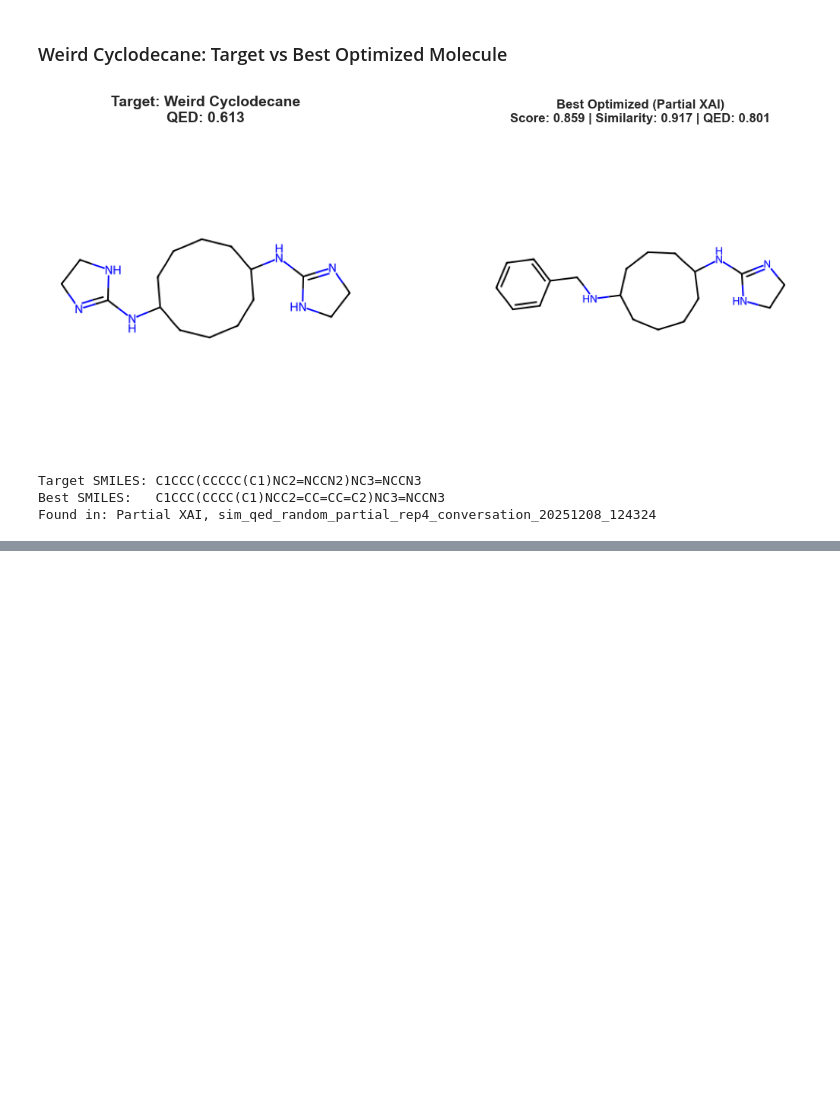
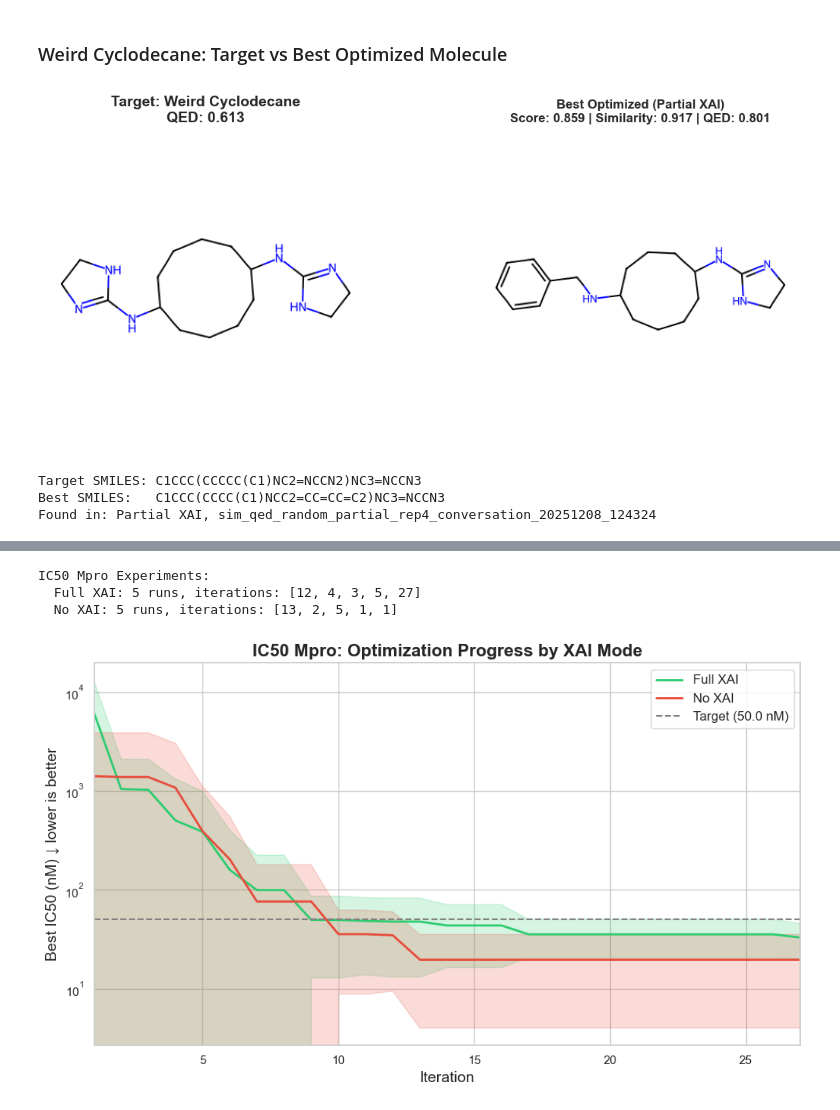
Before and after one commit to FabianKruger/molecule-optimization-agent, a Jupyter notebook: analysis/xai.ipynb, the cells around one changed output, grey strips where cells are left out. Saved outputs shown, nothing was run; the diff lists cells and outputs as text; code cells hidden in the pictures; blank space fills up the shorter version.

```diff
--- a/analysis/xai.ipynb
+++ b/analysis/xai.ipynb
@@ -479,0 +565,80 @@ Found in: Partial XAI, sim_qed_random_partial_rep4_conversation_20251208_124324
+# %%
+# Load IC50 Mpro data
+ic50_data = load_ic50_experiments(IC50_RESULTS_DIR, XAI_MODES_IC50)
+
+print("IC50 Mpro Experiments:")
+for mode, trajectories in ic50_data.items():
+    if trajectories:
+        lengths = [len(t) for t in trajectories]
+        print(f"  {mode}: {len(trajectories)} runs, iterations: {lengths}")
+# %% [output]
+IC50 Mpro Experiments:
+  Full XAI: 5 runs, iterations: [12, 4, 3, 5, 27]
+  No XAI: 5 runs, iterations: [13, 2, 5, 1, 1]
+# %%
+def plot_optimization_curves_ic50(
+    data: dict[str, list[list[float]]],
+    title: str,
+    target_ic50: float = None,
+    max_iterations: int = None,
+    xai_modes_order: list[str] = None
+):
+    """
+    Plot optimization curves for IC50 experiments.
+    Lower IC50 is better, y-axis uses log scale.
+    """
+    fig, ax = plt.subplots(figsize=(10, 6))
+
+    colors = {
+        "Full XAI": "#2ecc71",      # Green
+        "Partial XAI": "#3498db",   # Blue
+        "No XAI": "#e74c3c"         # Red
+    }
+
+    if xai_modes_order is None:
+        xai_modes_order = list(data.keys())
+
+    # Find global max iterations for consistent x-axis
+    if max_iterations is None:
+        max_iterations = max(
+            max(len(t) for t in trajectories)
+            for trajectories in data.values()
+            if trajectories
+        )
+
+    for xai_name in xai_modes_order:
+        trajectories = data.get(xai_name, [])
+        if not trajectories:
+            continue
+
+        iterations, mean, ci = compute_stats(trajectories, max_iterations)
+
+        color = colors.get(xai_name, "#333333")
+        ax.plot(iterations, mean, label=xai_name, color=color, linewidth=2)
+        ax.fill_between(iterations, mean - ci, mean + ci, color=color, alpha=0.2)
+
+    # Add target IC50 line if provided
+    if target_ic50 is not None:
+        ax.axhline(y=target_ic50, color='gray', linestyle='--', linewidth=1.5, label=f'Target ({target_ic50} nM)')
+
+    ax.set_xlabel('Iteration', fontsize=14)
+    ax.set_ylabel('Best IC50 (nM) ↓ lower is better', fontsize=14)
+    ax.set_yscale('log')  # Log scale for IC50
+    ax.set_title(title, fontsize=16, fontweight='bold')
+    ax.legend(loc='upper right', fontsize=12)  # Upper right since lower is better
+    ax.set_xlim(1, max_iterations)
+
+    plt.tight_layout()
+    return fig, ax
+
+
+# Plot IC50 Mpro optimization curves
+fig_ic50, ax_ic50 = plot_optimization_curves_ic50(
+    ic50_data,
+    title="IC50 Mpro: Optimization Progress by XAI Mode",
+    target_ic50=50.0,  # Target from the script
+    xai_modes_order=["Full XAI", "No XAI"]
+)
+plt.show()
+# %% [output]
+[figure, added]
```
Also changed, not shown: parts of 29 cells of this notebook.
